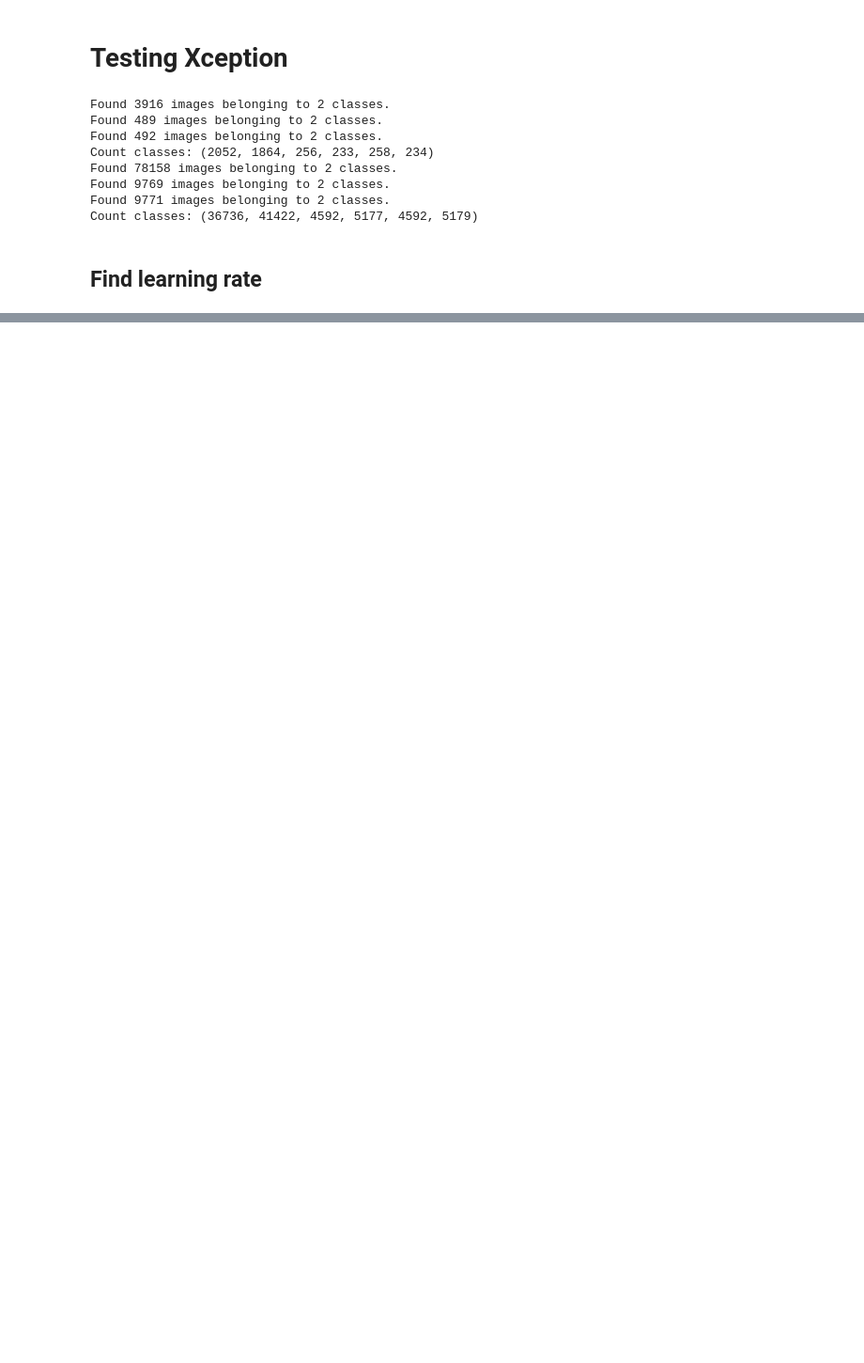
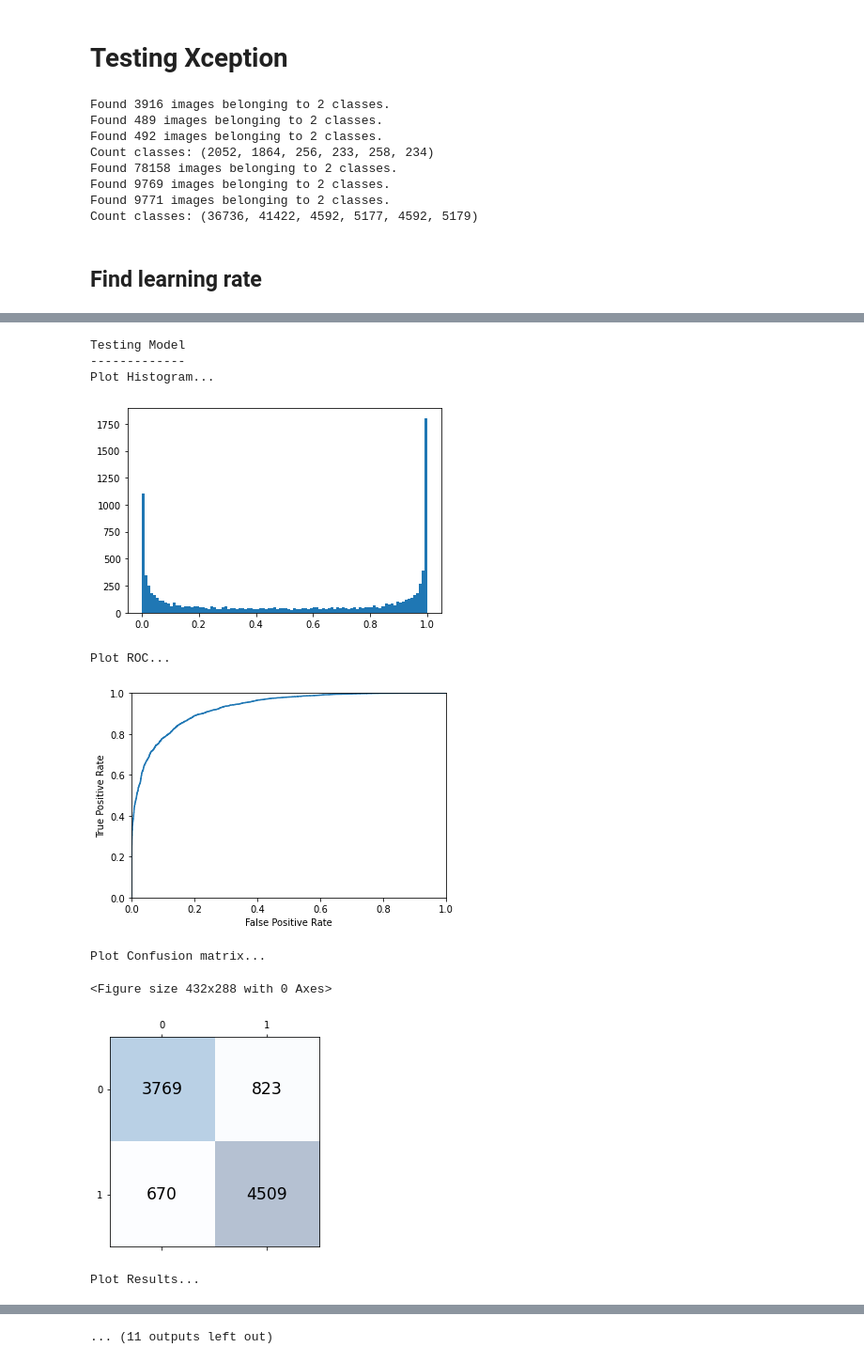
Before and after one commit to DaliaO15/CDHU-DS_course_project_fall2022, a Jupyter notebook: Xception.ipynb, the cells around one changed output, grey strips where cells are left out. Shown at 94% size. Cells and saved outputs as stored; diff of their text form; code cells hidden in the pictures; blank space fills up the shorter version.

Commit message:
FairFace training of Xception and removeing kfold cross validation

```diff
--- a/Xception.ipynb
+++ b/Xception.ipynb
@@ -13,22 +13,13 @@ import datetime
 import os
 import numpy as np
 # %%
-preprocess_input = tf.keras.applications.xception.preprocess_input
-
 image_size = (299,299)
-batch_size = 32
+batch_size = 128
 epochs = 20
 #(ds_train, train_batches, ds_val, val_batches, ds_test, test_batches, count_classes) = ir.readData("/mimer/NOBACKUP/groups/snic2022-22-1091/museumFaces", image_size, batch_size, preprocess_input)
 #(ffds_train, fftrain_batches, ffds_val, ffval_batches, ffds_test, fftest_batches, ffcount_classes) = ir.readData("/mimer/NOBACKUP/groups/snic2022-22-1091/FairFace", image_size, batch_size, preprocess_input)
-(ds_train, train_batches, ds_val, val_batches, ds_test, test_batches, count_classes) = ir.readData("/mimer/NOBACKUP/groups/snic2022-22-1091/museumFaces_split", image_size, batch_size, preprocess_input, None, False, False)
-(ffds_train, fftrain_batches, ffds_val, ffval_batches, ffds_test, fftest_batches, ffcount_classes) = ir.readData("/mimer/NOBACKUP/groups/snic2022-22-1091/FairFace_split", image_size, batch_size, preprocess_input, None, False, False)
-
-
-options = tf.data.Options()
-options.experimental_distribute.auto_shard_policy = tf.data.experimental.AutoShardPolicy.OFF
-ds_train = ds_train.with_options(options)
-ds_val = ds_val.with_options(options)
-ds_test = ds_test.with_options(options)
+(ds_train, train_batches, ds_val, val_batches, ds_test, test_batches, count_classes) = ir.readData("/mimer/NOBACKUP/groups/snic2022-22-1091/museumFaces_split", image_size, batch_size, None, False, False)
+(ffds_train, fftrain_batches, ffds_val, ffval_batches, ffds_test, fftest_batches, ffcount_classes) = ir.readData("/mimer/NOBACKUP/groups/snic2022-22-1091/FairFace_split", image_size, batch_size, None, False, False)
 # %% [output]
 Found 3916 images belonging to 2 classes.
 Found 489 images belonging to 2 classes.
@@ -151,19 +61,25 @@ strategy = tf.distribute.MirroredStrategy()
 with strategy.scope():
     model = m.build_model(False, (299,299), "Xception")
     metric_list = m.metrics_list()
+    lr_schedule = tf.keras.optimizers.schedules.ExponentialDecay(
+        1e-4,
+        decay_steps=100000,
+        decay_rate=0.96,
+    )
 
-model.compile(optimizer=tf.keras.optimizers.Adam(1e-5),
+
+model.compile(optimizer=tf.keras.optimizers.Adam(lr_schedule),
                            loss="binary_crossentropy",
                            metrics=metric_list)
 
 
-utils.train_model(model, epochs, ds_train, train_batches, ds_val, val_batches, None, False)
+utils.train_model(model, epochs, ffds_train, fftrain_batches, ffds_val, ffval_batches, None, False)
 
 print("Make folder...")
-dir_name = datetime.datetime.now().strftime("%Y%m%d_%H%M%S") + "_Xception_unweighted"
+dir_name = datetime.datetime.now().strftime("%Y%m%d_%H%M%S") + "_Xception_FairFace"
 os.mkdir(dir_name)
 
-utils.saveModel(model, dir_name + "/Xception_unweighted.h5")
+utils.saveModel(model, dir_name + "/Xception_FairFace.h5")
 # %% [output]
 Weight for class 0: 0.95
 Weight for class 1: 1.05
@@ -185,3 +114,14 @@ Epoch 7/20
 # %%
-test_predict, test_labels, dir_name = ev.testModel(model, ds_test, test_batches, dir_name)
-ev.testModelWithThresholdChange(model, ds_val, val_batches, test_predict, test_labels, dir_name)
+test_predict, test_labels, dir_name = ev.testModel(model, ffds_test, fftest_batches, dir_name)
+ev.testModelWithThresholdChange(model, ffds_val, ffval_batches, test_predict, test_labels, dir_name)
+# %% [output]
+Testing Model
+-------------
+Plot Histogram...
+[figure, added]
+Plot ROC...
+[figure, added]
+Plot Confusion matrix...
+<Figure size 432x288 with 0 Axes>
+[figure, added]
+Plot Results...
@@ -187,0 +148 @@ ev.testModelWithThresholdChange(model, ds_val, val_batches, test_predict, test_l
+... (11 outputs left out)
```
Also changed, not shown: parts of 10 cells of this notebook, 4 other files.
